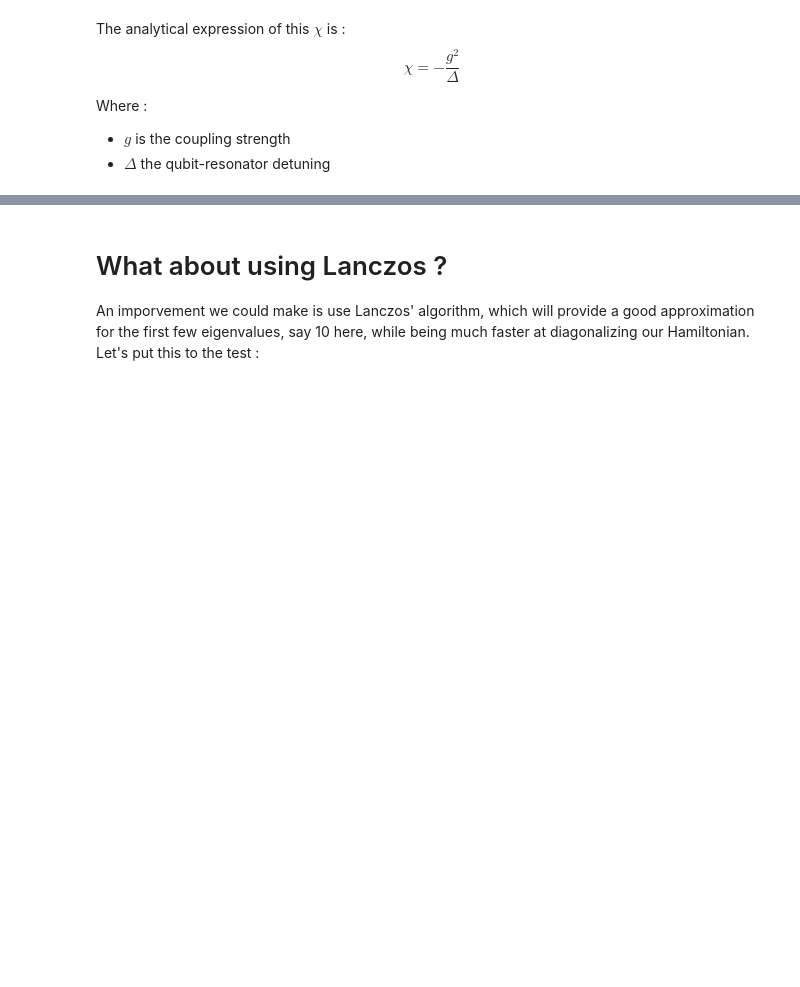
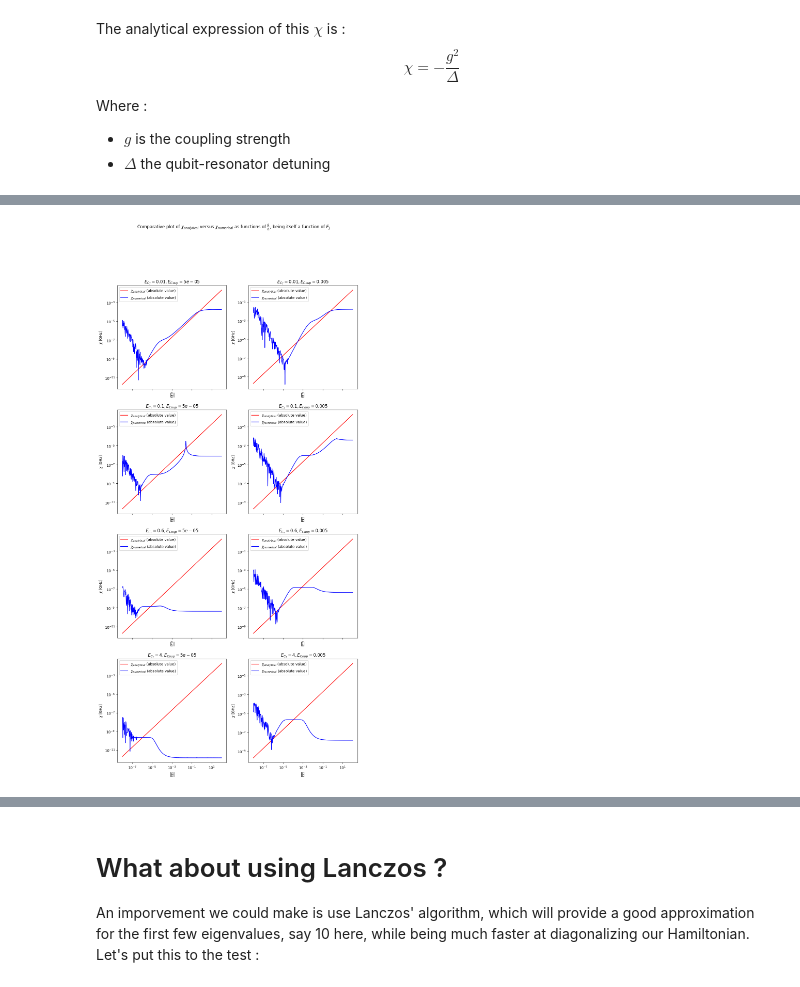
Before and after one commit to GabrielVandersippe/TR-informatique-quantique, a Jupyter notebook: find_chi_transmon_readout.ipynb, the cells around one changed output, grey strips where cells are left out. Cells and saved outputs as stored; diff of their text form; code cells hidden in the pictures; blank space fills up the shorter version.

```diff
--- a/find_chi_transmon_readout.ipynb
+++ b/find_chi_transmon_readout.ipynb
@@ -176 +180,58 @@ plt.show()
+# %%
+# ======== Variation of g over delta through EJ =========
+
+G_over_delta = -np.logspace(-8, 2, 400)
+ECT_list = [0.01, 0.1, 0.6, 4]
+ECR = 0.5
+EL = 0.5
+ECoup_list = [5e-5, 5e-3]
+
+def draw_chi_EJ(ax, ECT, ECR, EL, ECoup, G_over_delta):
+    g = -4 * ECoup
+    omega_r = np.sqrt(8 * EL * ECR)
+
+    Chi_numerical = []
+    Chi_analytical = []
+
+    for g_over_delta in G_over_delta:
+        Delta = g / g_over_delta
+        omega_q = omega_r + Delta
+        EJ = (omega_q + ECT)**2 / (8*ECT)
+
+        Chi_numerical.append(find_chi(ECT, ECR, ECoup, EJ, EL, resonator_trunc=20))
+
+        Chi_analytical.append(chi_analytical(Delta, g))
+
+    # ==== Plot =====
+
+    ax.plot(-G_over_delta, np.abs(Chi_analytical), c="r")
+    ax.plot(-G_over_delta, np.abs(Chi_numerical), c="b")
+    ax.legend(
+        [r"$\chi_{analytical}$ (absolute value)", r"$\chi_{numerical}$ (absolute value)"]
+    )
+    ax.set(
+        xlabel=r"$\left|\frac {g} {\Delta}\right|$",
+        ylabel=r"$\chi$ [GHz]",
+        title=fr"$E_{{C_T}} = {ECT}, E_{{Coup}} = {ECoup}$",
+        xscale="log",
+        yscale="log",
+    )
+
+
+
+
+
+
+fig, axs = plt.subplots(4,2, figsize=(12, 24), sharex=True)
+axs = axs.flatten()
+
+for i,ECT in enumerate(ECT_list) :
+    for j, ECoup in enumerate(ECoup_list):
+        draw_chi_EJ(axs[2*i+j], ECT, ECR, EL, ECoup, G_over_delta)
+
+fig.suptitle(r'Comparative plot of $\chi_{analytical}$ versus $\chi_{numerical}$ as functions of $\frac {g} {\Delta}$, being itself a function of $E_J$')
+
+plt.show()
+# %% [output]
+[figure, added]
 # %%
```
Also changed, not shown: parts of 5 cells of this notebook.
